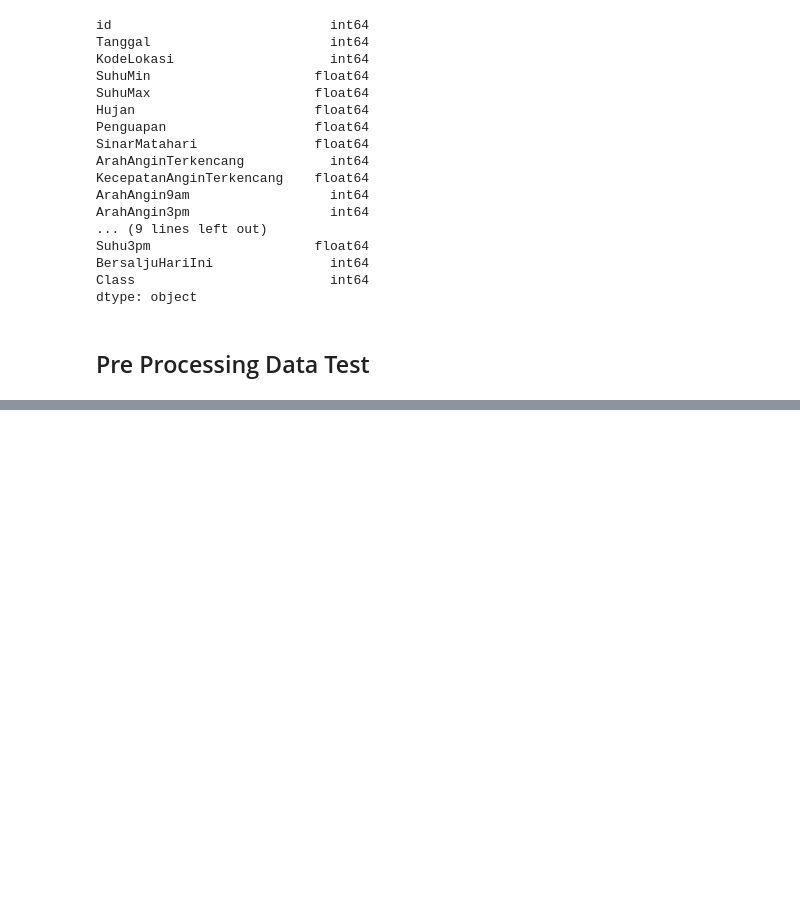
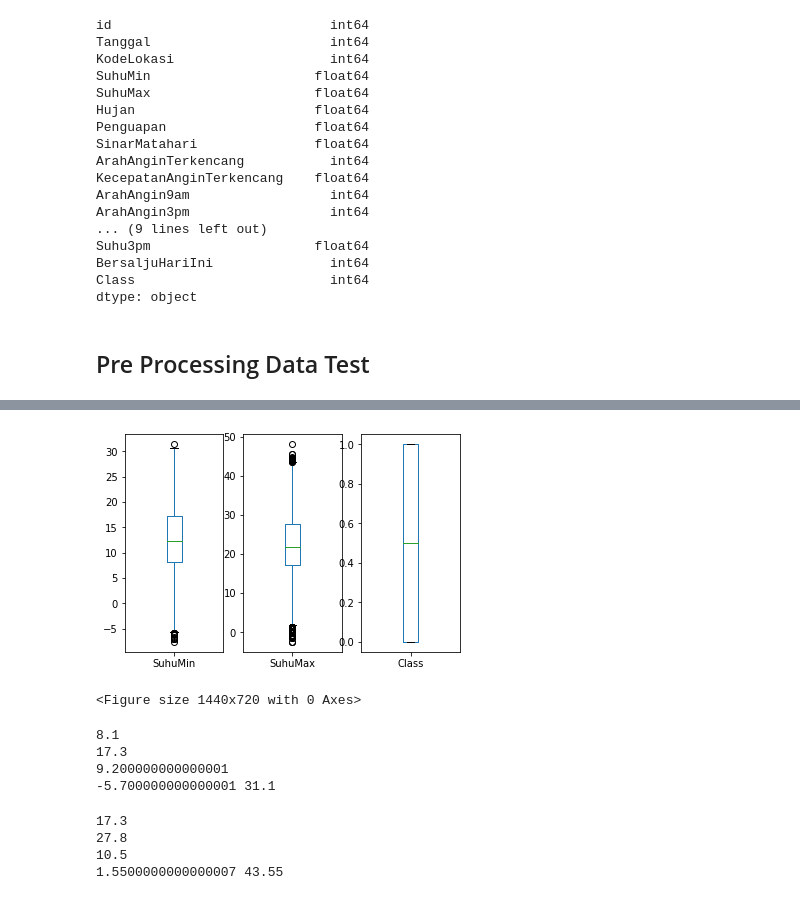
Before and after one commit to marcellorasel/Machine-Learning-Classification-Salju, a Jupyter notebook: TUBES_CLASSIFICATION.ipynb, the cells around one changed output, grey strips where cells are left out. Drawn from its saved outputs; the diff is of its cells as text; code cells hidden in the pictures; blank space fills up the shorter version.

```diff
--- a/TUBES_CLASSIFICATION.ipynb
+++ b/TUBES_CLASSIFICATION.ipynb
@@ -278,3 +278,9 @@ Class                         int64
 dtype: object
 # %% [markdown]
 ## Pre Processing Data Test
+# %%
+test_0 = salju_test[salju_test['Class'] == 'No']
+test_1 = salju_test[salju_test['Class'] == 'Yes']
+
+print("Class 0 :", test_0.shape)
+print("Class 1 :", test_1.shape)
@@ -280,0 +290,8 @@ dtype: object
+# %%
+# Oversampling Data
+test_count_0, test_count_1 = salju_test['Class'].value_counts()
+test_1_over = test_1.sample(test_count_0, replace = True)
+
+salju_test_sampling = pd.concat([test_1_over, test_0], axis=0)
+
+print("Total Class 1 and 0 :", salju_test_sampling['Class'].value_counts())
@@ -280,0 +323,4 @@ dtype: object
+# %%
+# Mengatasi Missing Values
+salju_test_sampling.fillna(salju_test_sampling.median(), inplace=True)                # Nilai Numeric diisi dengan nilai median
+salju_test_sampling = salju_test_sampling.fillna(salju_test_sampling.mode().iloc[0]) # Nilai String diisi dengan nilai yang paling sering muncul pada atribut
@@ -280,0 +347,15 @@ dtype: object
+# %%
+# Menentukan Fitur Categorical
+numerics = ['int8', 'int16', 'int32', 'int64', 'float16', 'float32', 'float64']
+categorical_columns = []
+features = salju_test_sampling.columns.values.tolist()
+for col in features:
+    if salju_test_sampling[col].dtype in numerics: continue
+    categorical_columns.append(col)
+
+# Encoding Fitur Categorical
+for col in categorical_columns:
+    if col in salju_test_sampling.columns:
+        enco = LabelEncoder()
+        enco.fit(list(salju_test_sampling[col].astype(str).values))
+        salju_test_sampling[col] = enco.transform(list(salju_test_sampling[col].astype(str).values))
@@ -280,0 +371,28 @@ dtype: object
+# %%
+# Mengecek Outliers
+f,axes = plt.subplots(1,3)
+plt.figure(figsize=(20,10))
+salju_test_sampling['SuhuMin'].plot(kind='box',ax=axes[0])
+salju_test_sampling['SuhuMax'].plot(kind='box',ax=axes[1])
+salju_test_sampling['Class'].plot(kind='box',ax=axes[2])
+
+plt.show()
+# %% [output]
+[figure, added]
+<Figure size 1440x720 with 0 Axes>
+# %%
+#Metode IQR untuk SuhuMin
+Q1=salju_test_sampling['SuhuMin'].quantile(0.25)
+Q3=salju_test_sampling['SuhuMin'].quantile(0.75)
+IQR=Q3-Q1
+print(Q1)
+print(Q3)
+print(IQR)
+Lower_Whisker = Q1-1.5*IQR
+Upper_Whisker = Q3+1.5*IQR
+print(Lower_Whisker, Upper_Whisker)
+# %% [output]
+8.1
+17.3
+9.200000000000001
+-5.700000000000001 31.1
@@ -280,0 +402,16 @@ dtype: object
+# %%
+#Metode IQR untuk SuhuMax
+Q1=salju_test_sampling['SuhuMax'].quantile(0.25)
+Q3=salju_test_sampling['SuhuMax'].quantile(0.75)
+IQR=Q3-Q1
+print(Q1)
+print(Q3)
+print(IQR)
+Lower_Whisker = Q1-1.5*IQR
+Upper_Whisker = Q3+1.5*IQR
+print(Lower_Whisker, Upper_Whisker)
+# %% [output]
+17.3
+27.8
+10.5
+1.5500000000000007 43.55
```
Also changed, not shown: parts of 12 cells of this notebook.
